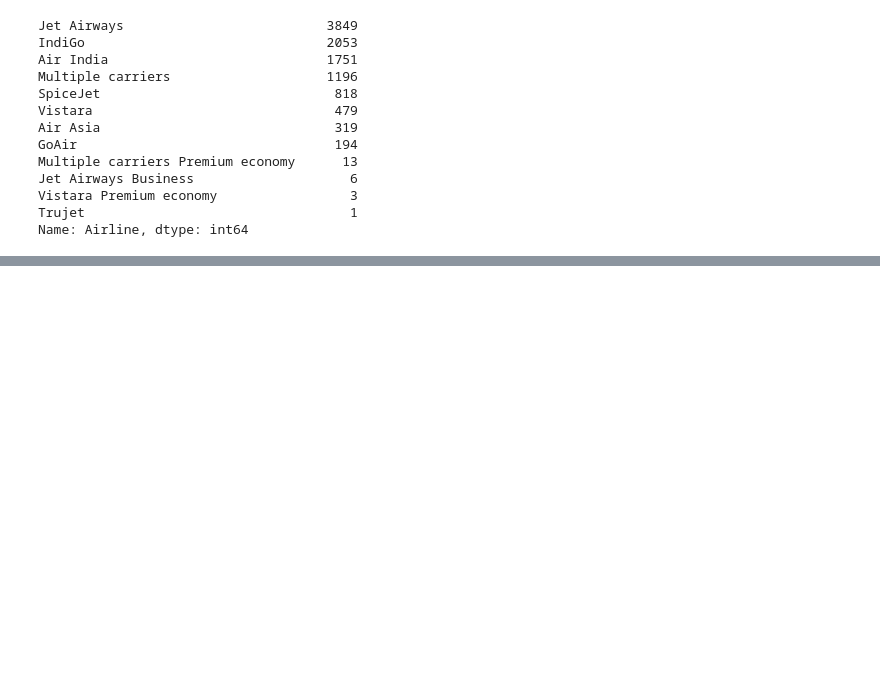
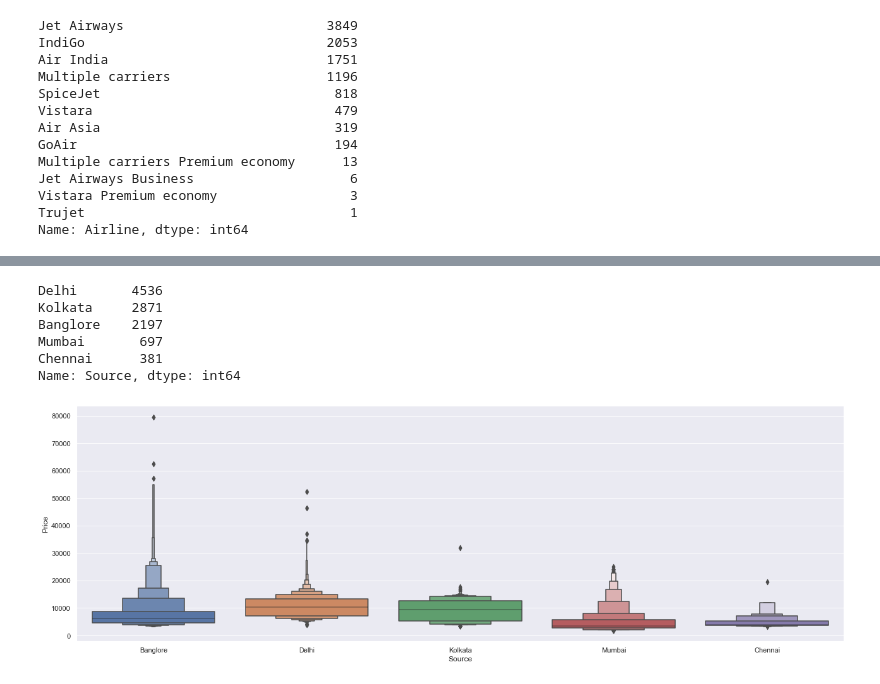
Before and after one commit to Shahrad-Shakerian/Prediction-of-Flight-Price, a Jupyter notebook: Flight Price Prediction (Kaggle Project).ipynb, the cells around one changed output, grey strips where cells are left out. Saved outputs shown, nothing was run; the diff lists cells and outputs as text; code cells hidden in the pictures; blank space fills up the shorter version.

```diff
--- a/Flight Price Prediction (Kaggle Project).ipynb
+++ b/Flight Price Prediction (Kaggle Project).ipynb
@@ -235,0 +232,20 @@ Name: Airline, dtype: int64
+# %%
+# After analyzing the 'Airline' feautre, I analyzed 'Source' feature.
+# Source is a Nominal categorical feature as the order of the categories is not important.
+# So, it is feasible to use OneHotEncoding to extract required metrics.
+
+train['Source'].value_counts()
+# %% [output]
+Delhi       4536
+Kolkata     2871
+Banglore    2197
+Mumbai       697
+Chennai      381
+Name: Source, dtype: int64
+# %%
+# Plotting Source vs. Price to get a better visualization and understanding of data.
+
+sns.catplot(y='Price',x = 'Source', data = train.sort_values('Price',ascending= False), kind= 'boxen', height = 6, aspect = 3)
+plt.show()
+# %% [output]
+[figure, added]
```
Also changed, not shown: parts of 67 cells of this notebook.
